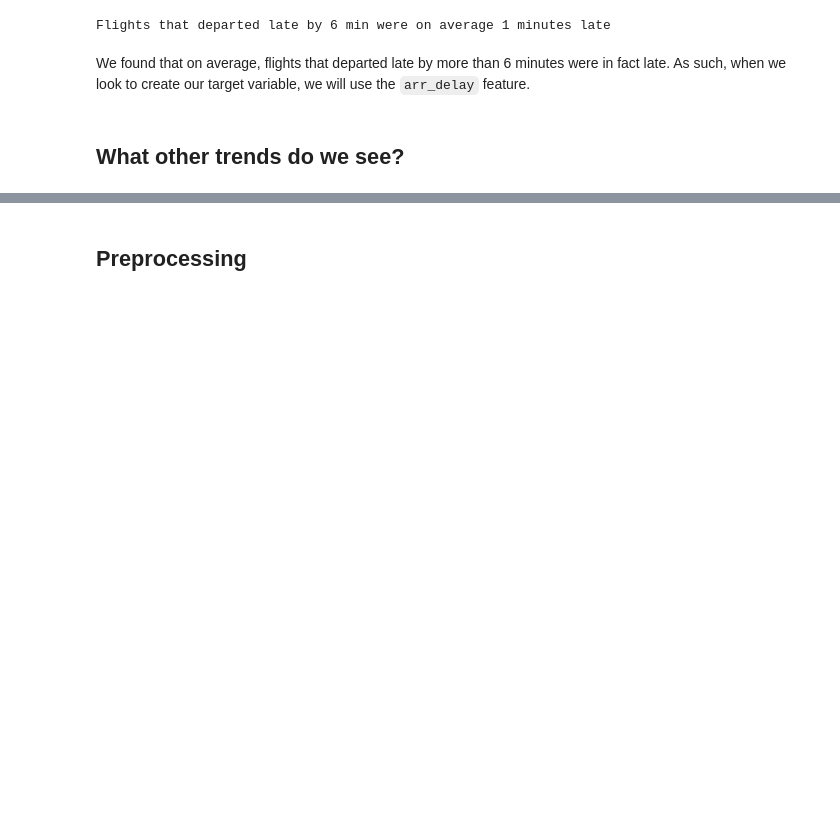
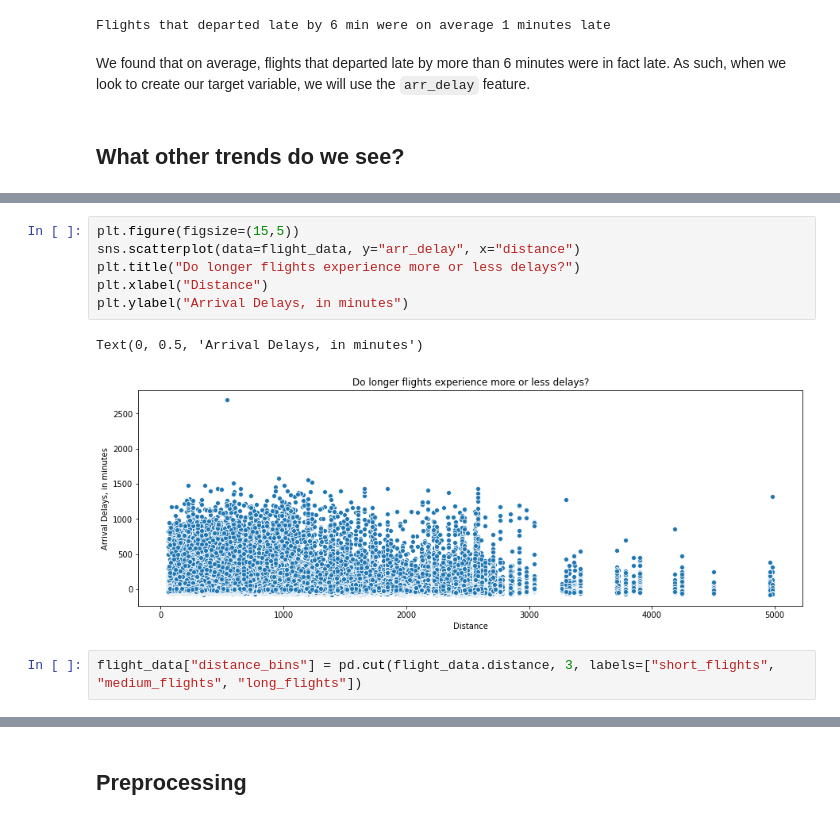
Before and after one commit to guedanie/flight_delay_predictor, a Jupyter notebook: final_notebook.ipynb, the cells around one changed output, grey strips where cells are left out. Cells and saved outputs as stored; diff of their text form; blank space fills up the shorter version.

```diff
--- a/final_notebook.ipynb
+++ b/final_notebook.ipynb
@@ -378,0 +389,11 @@ With this - I have enough information to move onto a first phase of modeling.
+# %%
+plt.figure(figsize=(15,5))
+sns.scatterplot(data=flight_data, y="arr_delay", x="distance")
+plt.title("Do longer flights experience more or less delays?")
+plt.xlabel("Distance")
+plt.ylabel("Arrival Delays, in minutes")
+# %% [output]
+Text(0, 0.5, 'Arrival Delays, in minutes')
+[figure, added]
+# %%
+flight_data["distance_bins"] = pd.cut(flight_data.distance, 3, labels=["short_flights", "medium_flights", "long_flights"])
```
Also changed, not shown: parts of 29 cells of this notebook.
